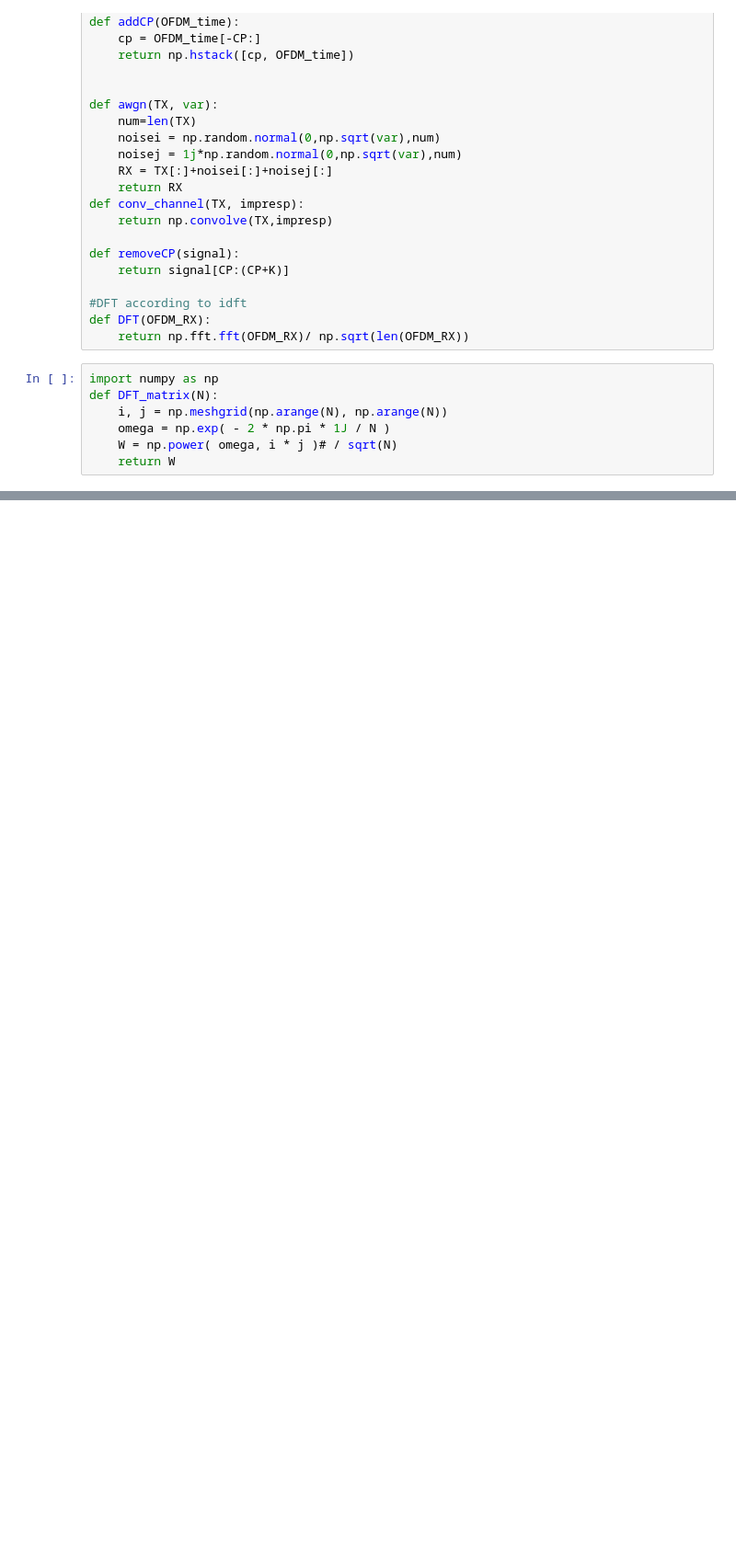
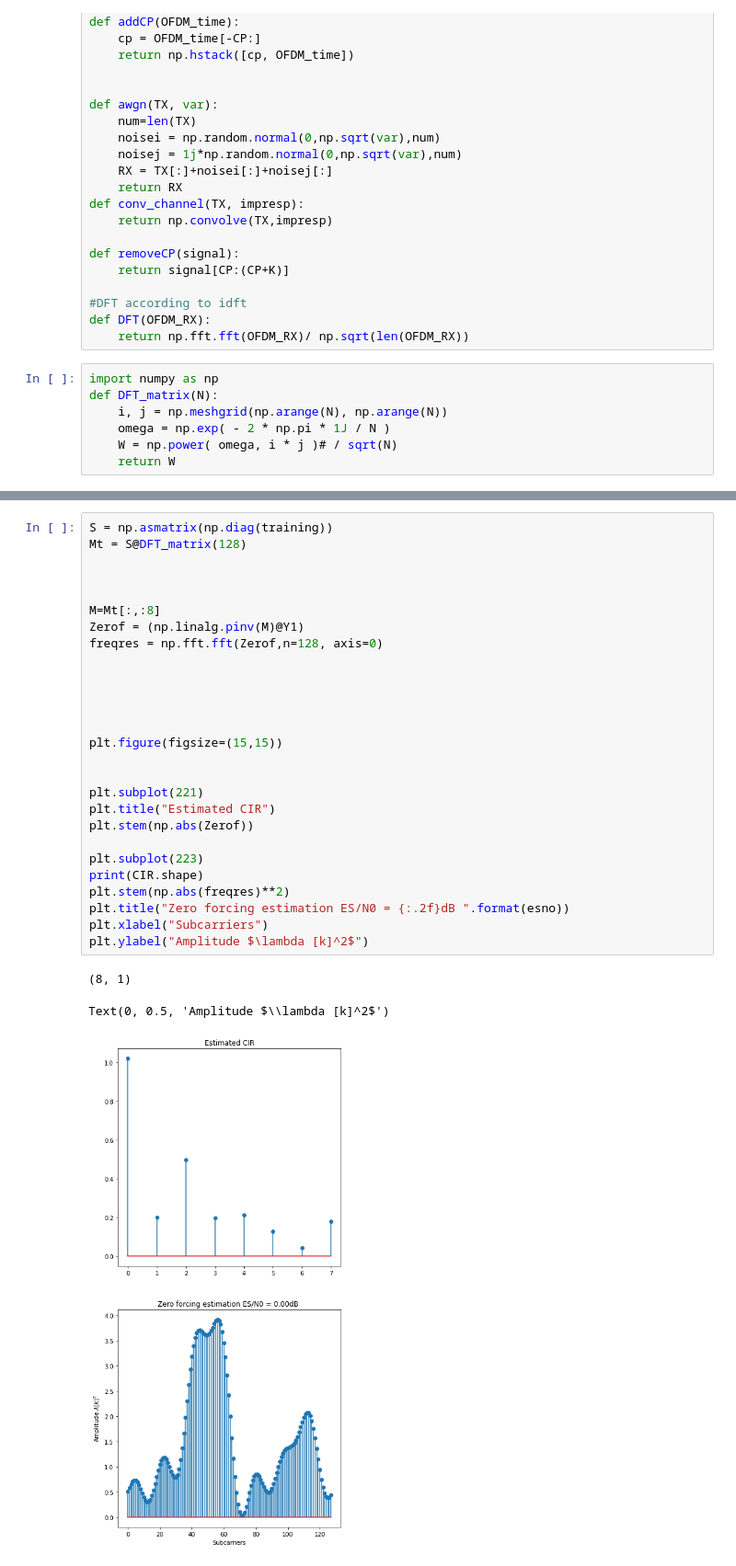
Before and after one commit to delaitl/OFDM, a Jupyter notebook: BEN_Step3.ipynb, the cells around one changed output, grey strips where cells are left out. Shown: that part at 92% size. Saved outputs shown, nothing was run; the diff lists cells and outputs as text; blank space fills up the shorter version.

```diff
--- a/BEN_Step3.ipynb
+++ b/BEN_Step3.ipynb
@@ -152,3 +152,34 @@ plt.show()
+# %%
+S = np.asmatrix(np.diag(training))
+Mt = S@DFT_matrix(128)
+
+
+
+M=Mt[:,:8]
+Zerof = (np.linalg.pinv(M)@Y1)
+freqres = np.fft.fft(Zerof,n=128, axis=0)
+
+
+
+
+
+plt.figure(figsize=(15,15))
+
+
+plt.subplot(221)
+plt.title("Estimated CIR")
+plt.stem(np.abs(Zerof))
+
+plt.subplot(223)
+print(CIR.shape)
+plt.stem(np.abs(freqres)**2)
+plt.title("Zero forcing estimation ES/N0 = {:.2f}dB ".format(esno))
+plt.xlabel("Subcarriers")
+plt.ylabel("Amplitude $\lambda [k]^2$")
+# %% [output]
+(8, 1)
+Text(0, 0.5, 'Amplitude $\\lambda [k]^2$')
+[figure, added]
 # %%
 Est = S@Y1
 plt.stem(np.abs(Est[:,0]))
```
Also changed, not shown: parts of 3 cells of this notebook, 2 other files.
